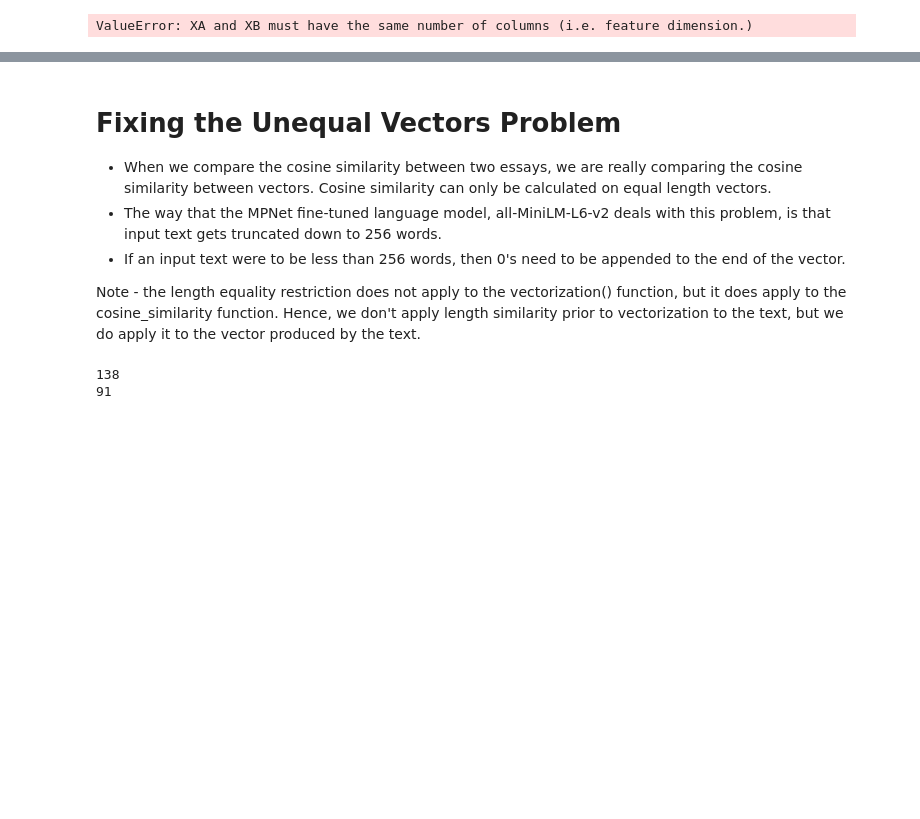
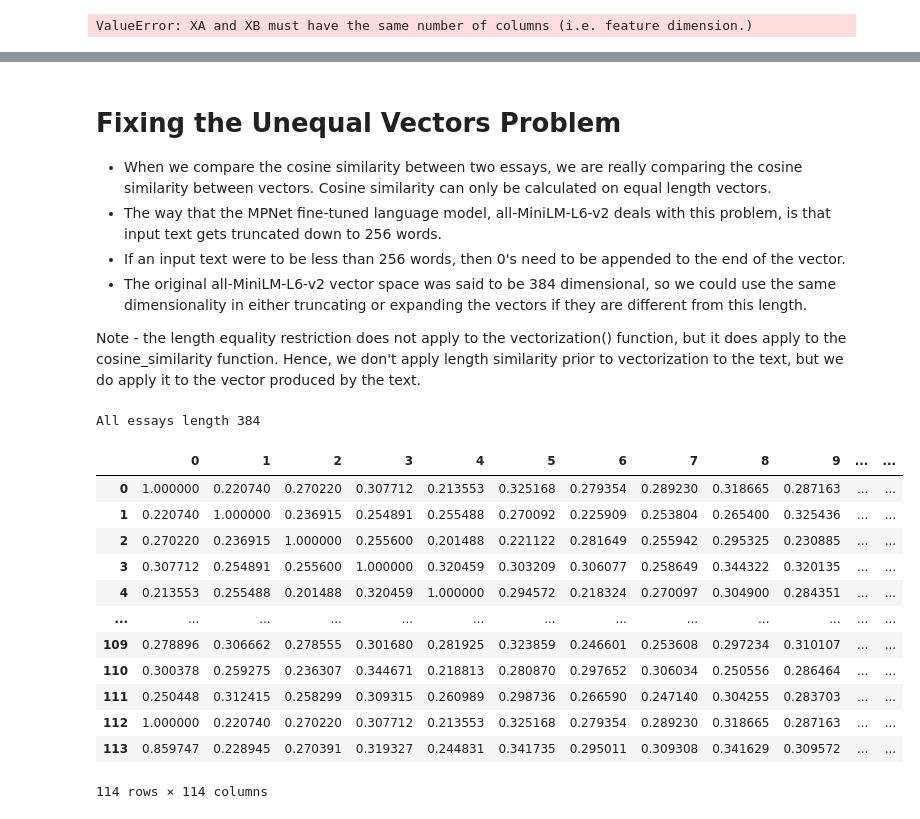
Before and after one commit to pwdel/codepractice, a Jupyter notebook: PlagiarismDetect/volumebindmount/v0.2/tfdf_cosSim.ipynb, the cells around one changed output, grey strips where cells are left out. Saved outputs shown, nothing was run; the diff lists cells and outputs as text; code cells hidden in the pictures; blank space fills up the shorter version.

```diff
--- a/PlagiarismDetect/volumebindmount/v0.2/tfdf_cosSim.ipynb
+++ b/PlagiarismDetect/volumebindmount/v0.2/tfdf_cosSim.ipynb
@@ -80,6 +81,7 @@ array([[0.5309894 , 0.89839163, 0.61568104, ..., 0.12699193, 0.54183309,
 * When we compare the cosine similarity between two essays, we are really comparing the cosine similarity between vectors. Cosine similarity can only be calculated on equal length vectors.
 * The way that the MPNet fine-tuned language model, all-MiniLM-L6-v2 deals with this problem, is that input text gets truncated down to 256 words.
 * If an input text were to be less than 256 words, then 0's need to be appended to the end of the vector.
+* The original all-MiniLM-L6-v2 vector space was said to be 384 dimensional, so we could use the same dimensionality in either truncating or expanding the vectors if they are different from this length.
 
 Note - the length equality restriction does not apply to the vectorization() function, but it does apply to the cosine_similarity function. Hence, we don't apply length similarity prior to vectorization to the text, but we do apply it to the vector produced by the text.
 # %%
@@ -128,14 +161,25 @@ truncated_dict = truncate_256(df1_dict)
-# %%
-strList = [truncated_dict['essay'][0]]
-vectors_0 = vectorize(strList)
-print(len(vectors_0[0]))
-
-strList = [truncated_dict['essay'][1]]
-vectors_1 = vectorize(strList)
-print(len(vectors_1[0]))
-
-# cosine_similarity_score = 1. - cdist(vectors_0, vectors_1, 'cosine')
-# cosine_similarity_score
-# %% [output]
-138
-91
+# %%
+df1, df1_dict = read_input_csv()
+truncatedDict = truncate_256word(df1_dict)
+vectors, featureNames = vectorize_corpus(truncatedDict)
+vectorDict = vectorize_384dim(truncatedDict)
+check_length(vectorDict)
+df_cosine_sim = create_embedding_cosine_matrix(vectors)
+# %% [output]
+All essays length 384
+# %%
+df_cosine_sim
+# %% [output]
+|  | 0 | 1 | 2 | 3 | 4 | 5 | 6 | 7 | 8 | 9 | ... | ... |
+| 0 | 1.000000 | 0.220740 | 0.270220 | 0.307712 | 0.213553 | 0.325168 | 0.279354 | 0.289230 | 0.318665 | 0.287163 | ... | ... |
+| 1 | 0.220740 | 1.000000 | 0.236915 | 0.254891 | 0.255488 | 0.270092 | 0.225909 | 0.253804 | 0.265400 | 0.325436 | ... | ... |
+| 2 | 0.270220 | 0.236915 | 1.000000 | 0.255600 | 0.201488 | 0.221122 | 0.281649 | 0.255942 | 0.295325 | 0.230885 | ... | ... |
+| 3 | 0.307712 | 0.254891 | 0.255600 | 1.000000 | 0.320459 | 0.303209 | 0.306077 | 0.258649 | 0.344322 | 0.320135 | ... | ... |
+| 4 | 0.213553 | 0.255488 | 0.201488 | 0.320459 | 1.000000 | 0.294572 | 0.218324 | 0.270097 | 0.304900 | 0.284351 | ... | ... |
+| ... | ... | ... | ... | ... | ... | ... | ... | ... | ... | ... | ... | ... |
+| 109 | 0.278896 | 0.306662 | 0.278555 | 0.301680 | 0.281925 | 0.323859 | 0.246601 | 0.253608 | 0.297234 | 0.310107 | ... | ... |
+| 110 | 0.300378 | 0.259275 | 0.236307 | 0.344671 | 0.218813 | 0.280870 | 0.297652 | 0.306034 | 0.250556 | 0.286464 | ... | ... |
+| 111 | 0.250448 | 0.312415 | 0.258299 | 0.309315 | 0.260989 | 0.298736 | 0.266590 | 0.247140 | 0.304255 | 0.283703 | ... | ... |
+| 112 | 1.000000 | 0.220740 | 0.270220 | 0.307712 | 0.213553 | 0.325168 | 0.279354 | 0.289230 | 0.318665 | 0.287163 | ... | ... |
+| 113 | 0.859747 | 0.228945 | 0.270391 | 0.319327 | 0.244831 | 0.341735 | 0.295011 | 0.309308 | 0.341629 | 0.309572 | ... | ... |
+114 rows × 114 columns
```
Also changed, not shown: parts of 7 cells of this notebook, 4 other files.
